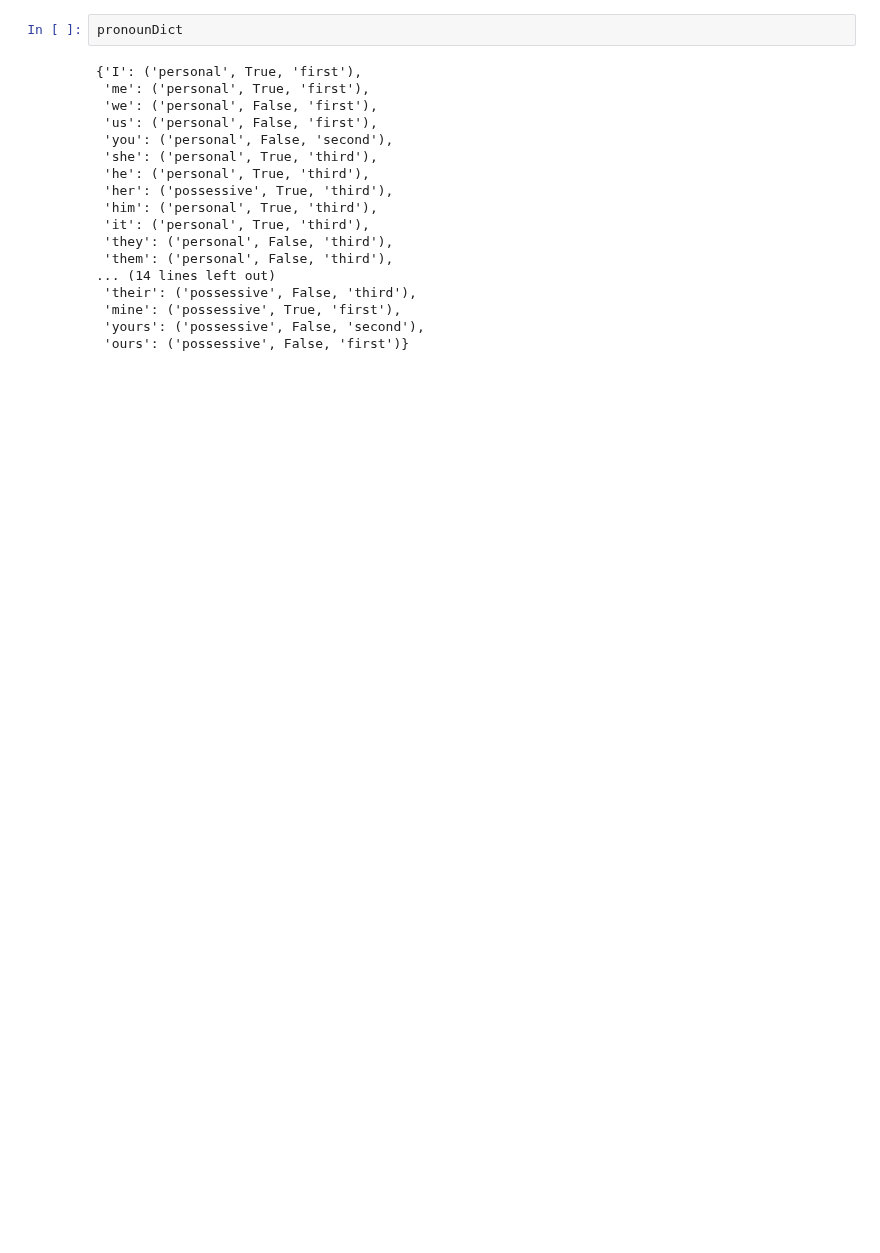
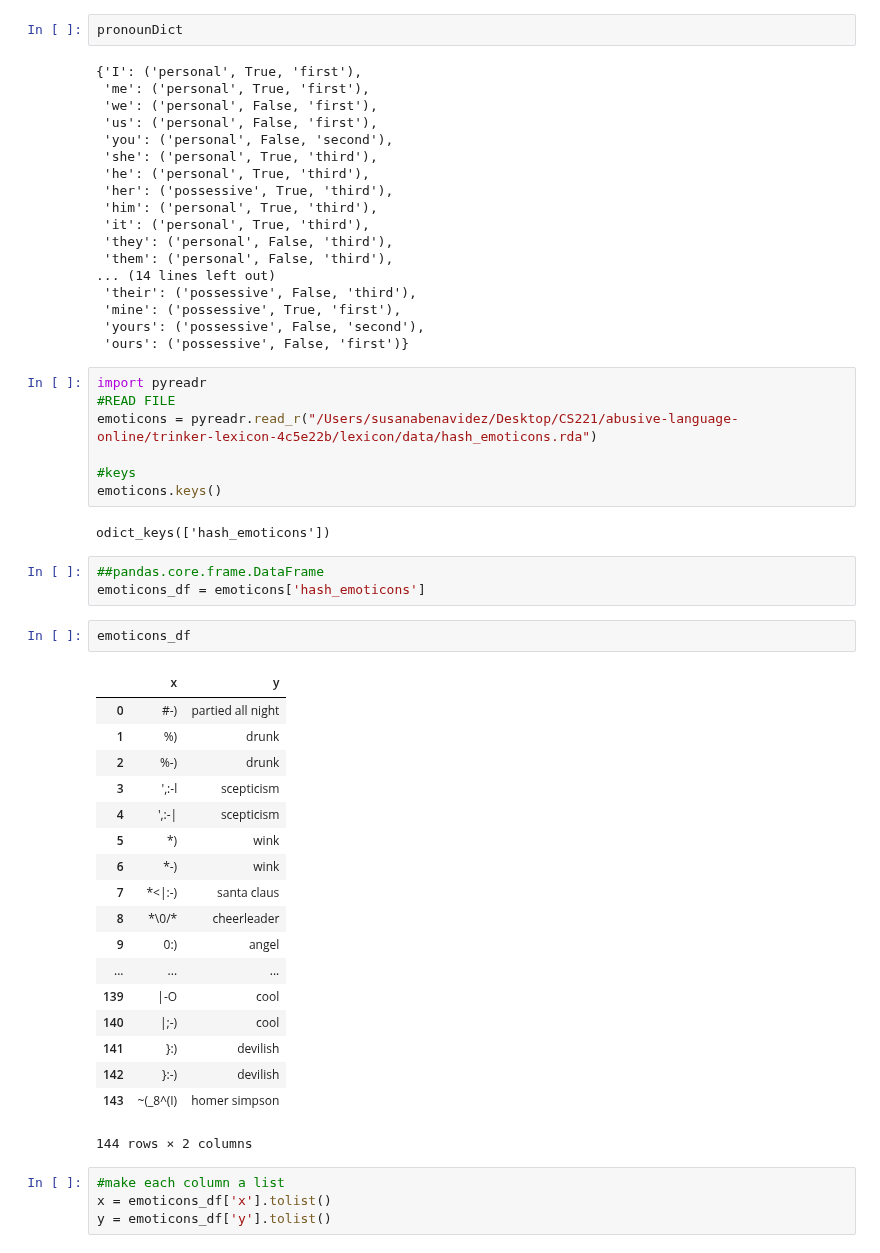
Before and after one commit to pratyushaj/abusive-language-online, a Jupyter notebook: rda_to_pandasDataFrame.py.ipynb, the cells around one changed output. Drawn from its saved outputs; the diff is of its cells as text; blank space fills up the shorter version.

Commit message:
updating rda_to_pandas

```diff
--- a/rda_to_pandasDataFrame.py.ipynb
+++ b/rda_to_pandasDataFrame.py.ipynb
@@ -96,3 +61,40 @@ pronounDict
  'mine': ('possessive', True, 'first'),
  'yours': ('possessive', False, 'second'),
  'ours': ('possessive', False, 'first')}
+# %%
+import pyreadr
+#READ FILE
+emoticons = pyreadr.read_r("/Users/susanabenavidez/Desktop/CS221/abusive-language-online/trinker-lexicon-4c5e22b/lexicon/data/hash_emoticons.rda")
+
+#keys
+emoticons.keys()
+# %% [output]
+odict_keys(['hash_emoticons'])
+# %%
+##pandas.core.frame.DataFrame
+emoticons_df = emoticons['hash_emoticons']
+# %%
+emoticons_df
+# %% [output]
+|  | x | y |
+| 0 | #-) | partied all night |
+| 1 | %) | drunk |
+| 2 | %-) | drunk |
+| 3 | ',:-l | scepticism |
+| 4 | ',:-| | scepticism |
+| 5 | *) | wink |
+| 6 | *-) | wink |
+| 7 | *<|:-) | santa claus |
+| 8 | *\0/* | cheerleader |
+| 9 | 0:) | angel |
+| ... | ... | ... |
+| 139 | |-O | cool |
+| 140 | |;-) | cool |
+| 141 | }:) | devilish |
+| 142 | }:-) | devilish |
+| 143 | ~(_8^(I) | homer simpson |
+144 rows × 2 columns
+# %%
+#make each column a list
+x = emoticons_df['x'].tolist()
+y = emoticons_df['y'].tolist()
```
Also changed, not shown: parts of 12 cells of this notebook.
